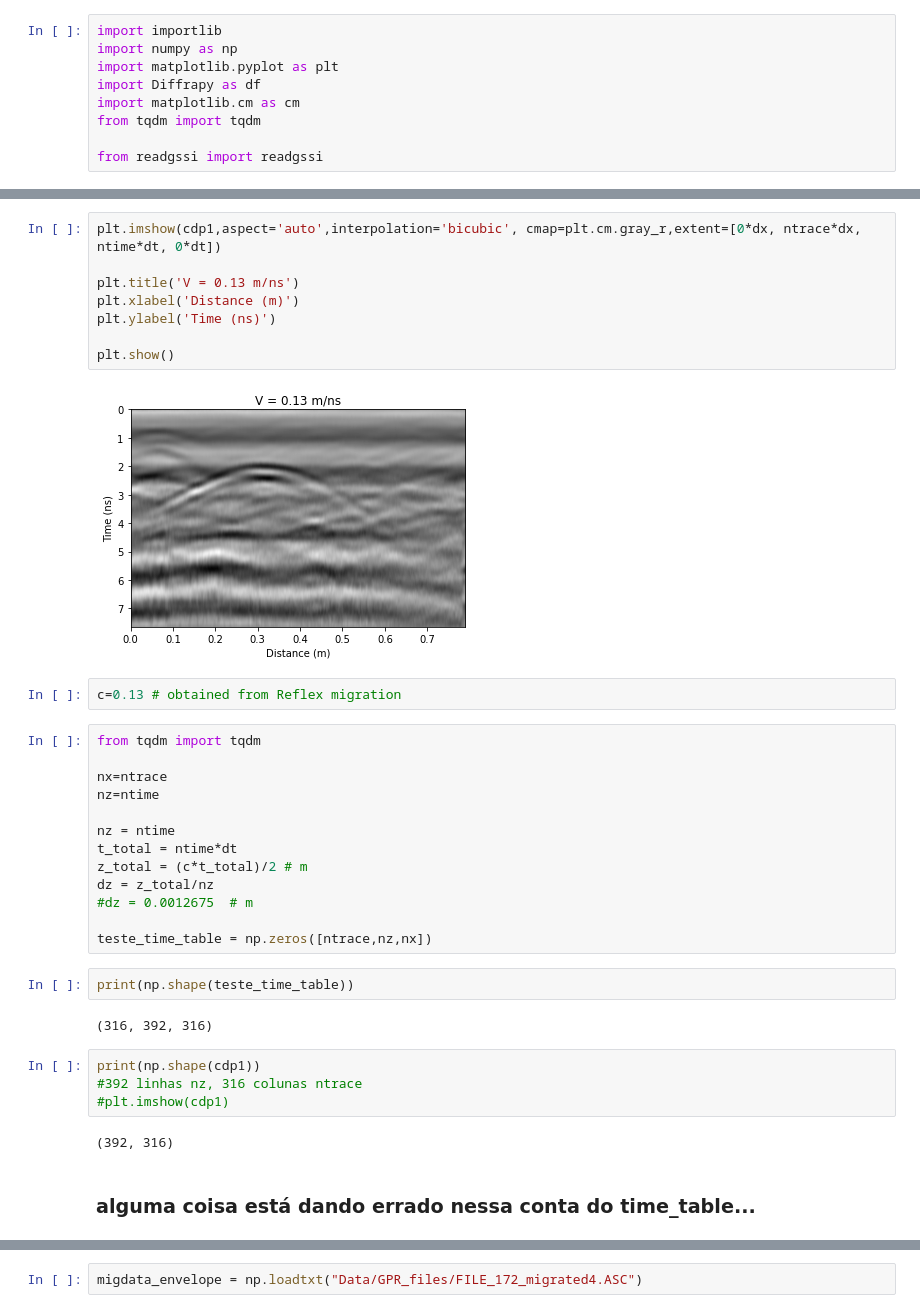
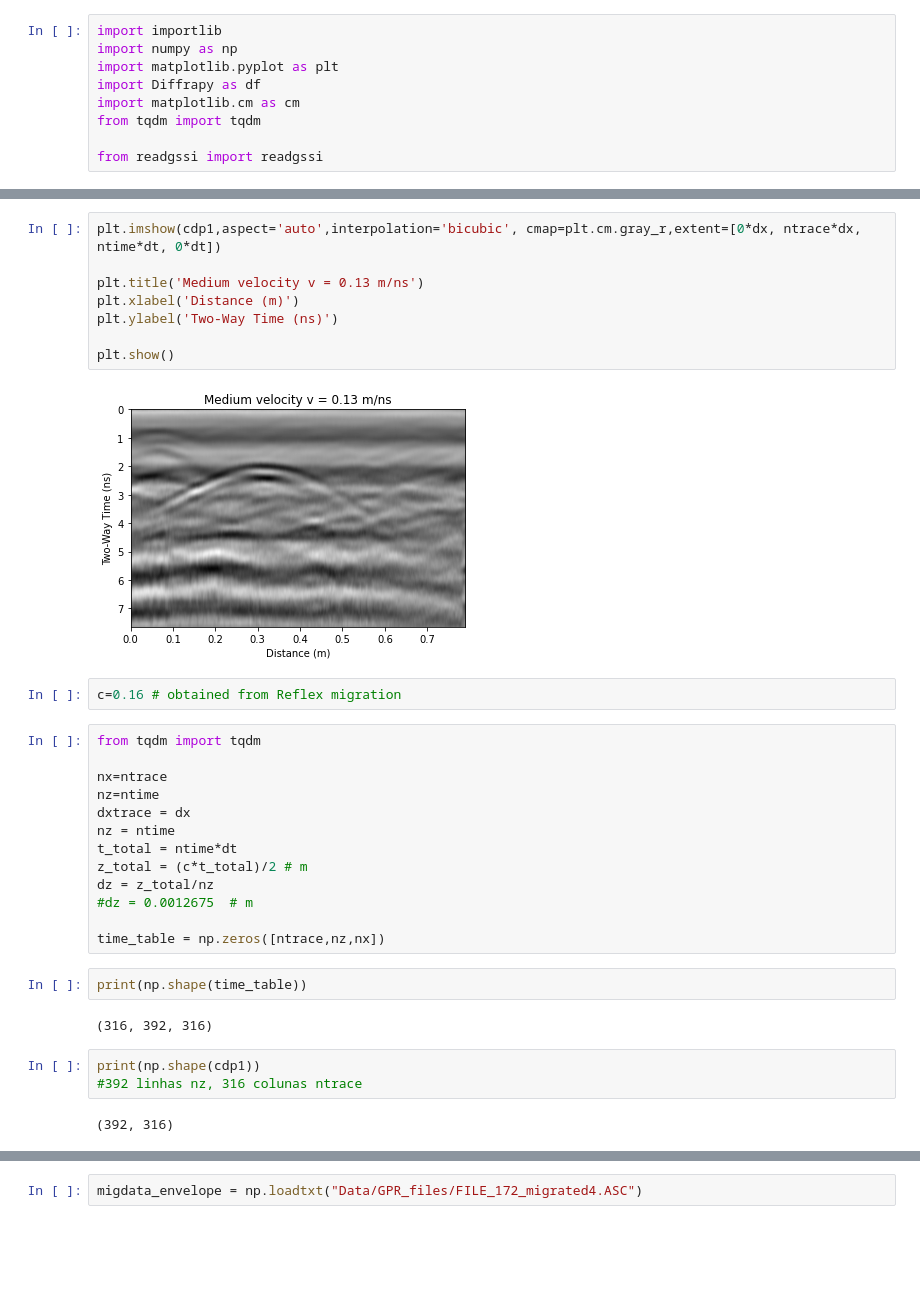
Before and after one commit to GuilhermeZakarewicz/DiffraPy, a Jupyter notebook: Testes_GPR.ipynb, the cells around one changed output, grey strips where cells are left out. Saved outputs shown, nothing was run; the diff lists cells and outputs as text; blank space fills up the shorter version.

```diff
--- a/Testes_GPR.ipynb
+++ b/Testes_GPR.ipynb
@@ -42,38 +42,35 @@ dt = 0.0195   #ns, found in the import.rep file, not sure how to obtain this val
 # %%
 plt.imshow(cdp1,aspect='auto',interpolation='bicubic', cmap=plt.cm.gray_r,extent=[0*dx, ntrace*dx, ntime*dt, 0*dt])
 
-plt.title('V = 0.13 m/ns')
+plt.title('Medium velocity v = 0.13 m/ns')
 plt.xlabel('Distance (m)')
-plt.ylabel('Time (ns)')
+plt.ylabel('Two-Way Time (ns)')
 
 plt.show()
 # %% [output]
-[figure, old version]
+[figure, new version]
 # %%
-c=0.13 # obtained from Reflex migration
+c=0.16 # obtained from Reflex migration
 # %%
 from tqdm import tqdm
 
 nx=ntrace
 nz=ntime
-
+dxtrace = dx
 nz = ntime
 t_total = ntime*dt
 z_total = (c*t_total)/2 # m
 dz = z_total/nz
 #dz = 0.0012675  # m
 
-teste_time_table = np.zeros([ntrace,nz,nx])
+time_table = np.zeros([ntrace,nz,nx])
 # %%
-print(np.shape(teste_time_table))
+print(np.shape(time_table))
 # %% [output]
 (316, 392, 316)
 # %%
 print(np.shape(cdp1))
 #392 linhas nz, 316 colunas ntrace
-#plt.imshow(cdp1)
 # %% [output]
 (392, 316)
-# %% [markdown]
-### alguma coisa está dando errado nessa conta do time_table...
 # %%
```
Also changed, not shown: parts of 35 cells of this notebook, 1 other file.
